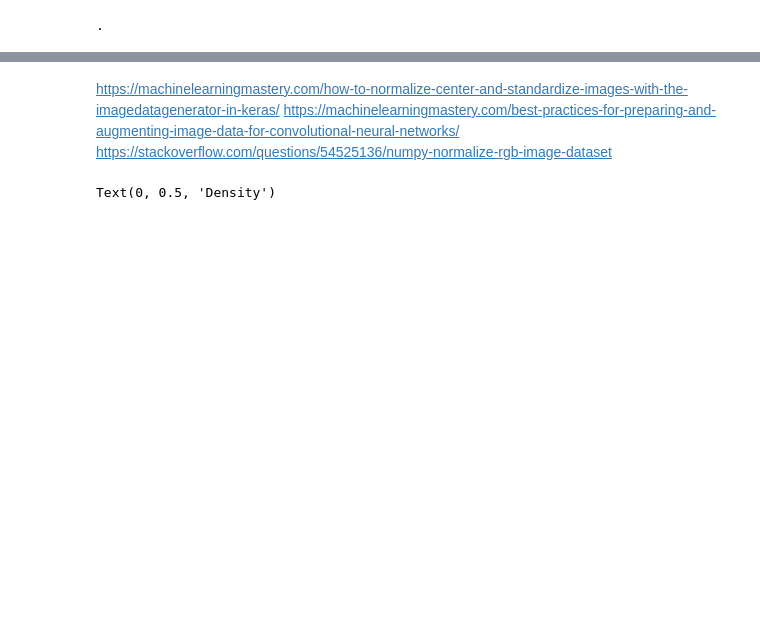
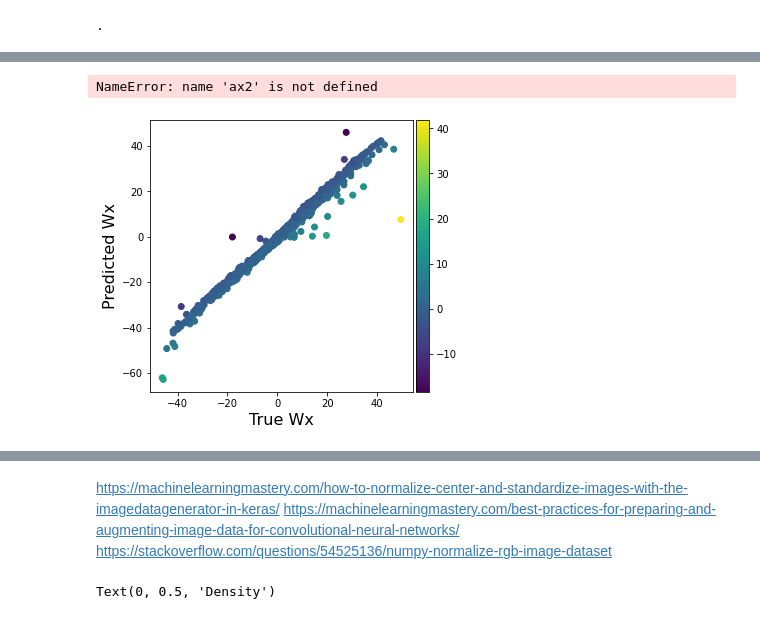
Before and after one commit to Orth-Research/ml_cr, a Jupyter notebook: DeepLearning.ipynb, the cells around one changed output, grey strips where cells are left out. Saved outputs shown, nothing was run; the diff lists cells and outputs as text; code cells hidden in the pictures; blank space fills up the shorter version.

```diff
--- a/DeepLearning.ipynb
+++ b/DeepLearning.ipynb
@@ -310,3 +304,37 @@ def colorbar(mappable, ints):
         cax.set_yticklabels(['{:,}'.format(int(x)) for x in cax.get_yticks().tolist()])
     plt.sca(last_axes)
     return cbar
+# %%
+import matplotlib.pyplot as plt
+
+wx_real = [y_real[:,0][i]*y_real[:,1][i] for i in range(len(y_real))]
+wx_pred = [y_pred[:,0][i]*y_pred[:,1][i] for i in range(len(y_pred))]
+
+fig, ax = plt.subplots(ncols=1, nrows=1, figsize=(5,5))
+# ax2 = plt.axes([0.58, 0.24, 0.22, 0.22])
+# ax3 = plt.axes([0.735, 0.22, 0.12, 0.24])
+# fig.subplots_adjust(left=0, bottom=None, right=None, top=None, wspace=None, hspace=None)
+error0 = y_real[:,0]-y_pred[:,0]
+error1 = y_real[:,1]-y_pred[:,1]
+error2 = [wx_real[i]-wx_pred[i] for i in range(len(wx_real))]
+# df['Target'] = df['Target'].astype('category')
+
+p1 = ax.scatter(wx_real, wx_pred, c=error2)
+cb = colorbar(p1, False)
+# cb.ax.set_ylabel('Absolute error')
+
+ax.set_xlabel('True Wx', fontsize=16)
+ax.set_ylabel('Predicted Wx', fontsize=16)
+# legend1 = ax[0].legend(*p1.legend_elements(num=5), loc='upper left', title='Absolute error')
+# ax.plot([0, 50], [0, 50], c='r', ls='--')
+
+
+
+
+
+# sns.distplot(error2, color="g", kde=True, ax=ax2, norm_hist=True)
+ax2.set_xlabel('Absolute error')
+ax2.set_ylabel('Density')
+# %% [output]
+NameError: name 'ax2' is not defined
+[figure, added]
```
Also changed, not shown: parts of 14 cells of this notebook, 12 other files.
